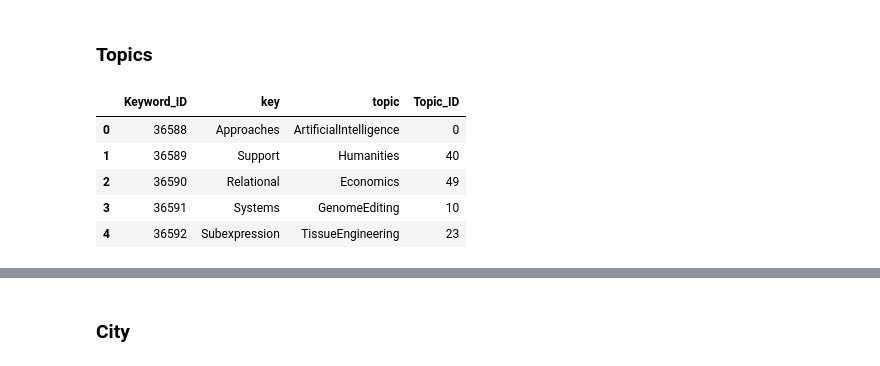
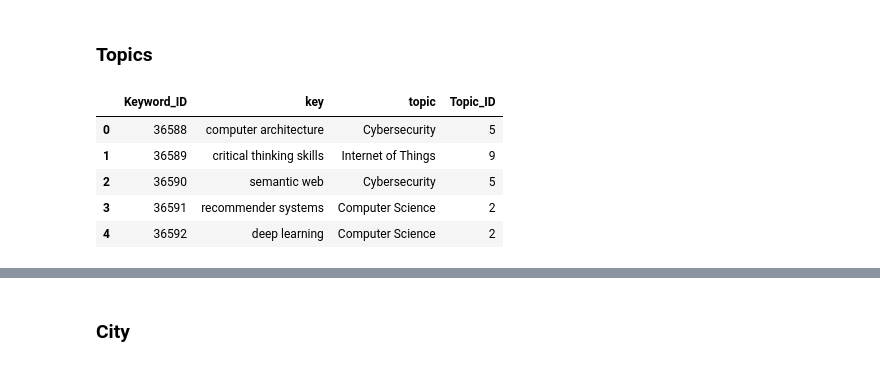
Before and after one commit to darryl-abraham/sdmlab, a Jupyter notebook: data_augmentation.ipynb, the cells around one changed output, grey strips where cells are left out. Cells and saved outputs as stored; diff of their text form; code cells hidden in the pictures.

```diff
--- a/data_augmentation.ipynb
+++ b/data_augmentation.ipynb
@@ -297,15 +345,24 @@ reviewers.head()
 # %% [markdown]
 ### Topics
 # %%
-topics = {
-    "ArtificialIntelligence": 0, "ClimateChange": 1, "Bioinformatics": 2, "Nanotechnology": 3, "Epidemiology": 4, "QuantumComputing": 5, "StemCells": 6, "RenewableEnergy": 7, "Robotics": 8, "Neuroscience": 9, "GenomeEditing": 10, "SocialNetworks": 11, "SpaceExploration": 12, "Cybersecurity": 13, "DrugDiscovery": 14, "Human-ComputerInteraction": 15, "UrbanPlanning": 16, "Psychology": 17, "BiomedicalImaging": 18, "Agriculture": 19, "EvolutionaryBiology": 20, "3DPrinting": 21, "Oceanography": 22, "TissueEngineering": 23, "Cryptocurrencies": 24, "AugmentedReality": 25, "Paleontology": 26, "WirelessCommunication": 27, "Modeling": 28, "CancerBiology": 29, "GameTheory": 30, "Pollution": 31, "Wearables": 32, "Addiction": 33, "QuantumPhysics": 34, "Genetics": 35, "Ecology": 36, "LanguageProcessing": 37, "Atmosphere": 38, "Materials": 39, "Humanities": 40, "Virology": 41, "Astrophysics": 42, "Transportation": 43, "Behavior": 44, "IoT": 45, "Immunology": 46, "DataScience": 47, "Rights": 48, "Economics": 49}
+topics = {"Database": 0,
+          "Artificial Intelligence": 1,
+          "Computer Science": 2,
+          "Ethics": 3,
+          "Data Science": 4,
+          "Cybersecurity": 5,
+          "Machine Learning": 6,
+          "Blockchain": 7,
+          "Cloud Computing": 8,
+          "Internet of Things": 9,
+          "Quantum Computing": 10}
 #keywords['topic'] = random.choices(list(topics.keys()), k=len(keywords))
-#keywords['Topic_ID'] = [topics[topic] for topic in keywords['topic']]
+keywords['Topic_ID'] = [topics[topic] for topic in keywords['topic']]
 keywords.head()
 # %% [output]
 |  | Keyword_ID | key | topic | Topic_ID |
-| 0 | 36588 | Approaches | ArtificialIntelligence | 0 |
-| 1 | 36589 | Support | Humanities | 40 |
-| 2 | 36590 | Relational | Economics | 49 |
-| 3 | 36591 | Systems | GenomeEditing | 10 |
-| 4 | 36592 | Subexpression | TissueEngineering | 23 |
+| 0 | 36588 | computer architecture | Cybersecurity | 5 |
+| 1 | 36589 | critical thinking skills | Internet of Things | 9 |
+| 2 | 36590 | semantic web | Cybersecurity | 5 |
+| 3 | 36591 | recommender systems | Computer Science | 2 |
+| 4 | 36592 | deep learning | Computer Science | 2 |
```
Also changed, not shown: parts of 19 cells of this notebook, 10 other files.
